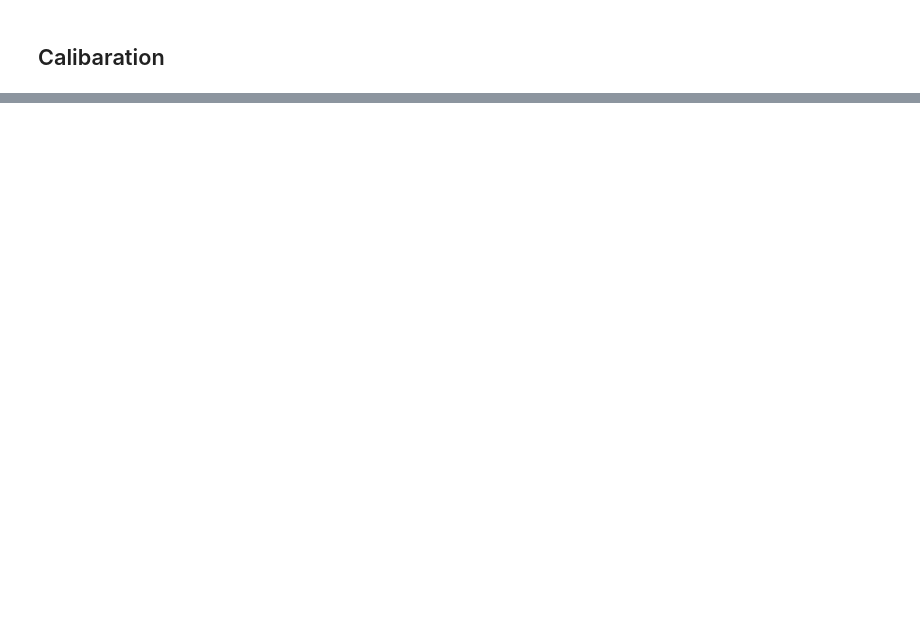
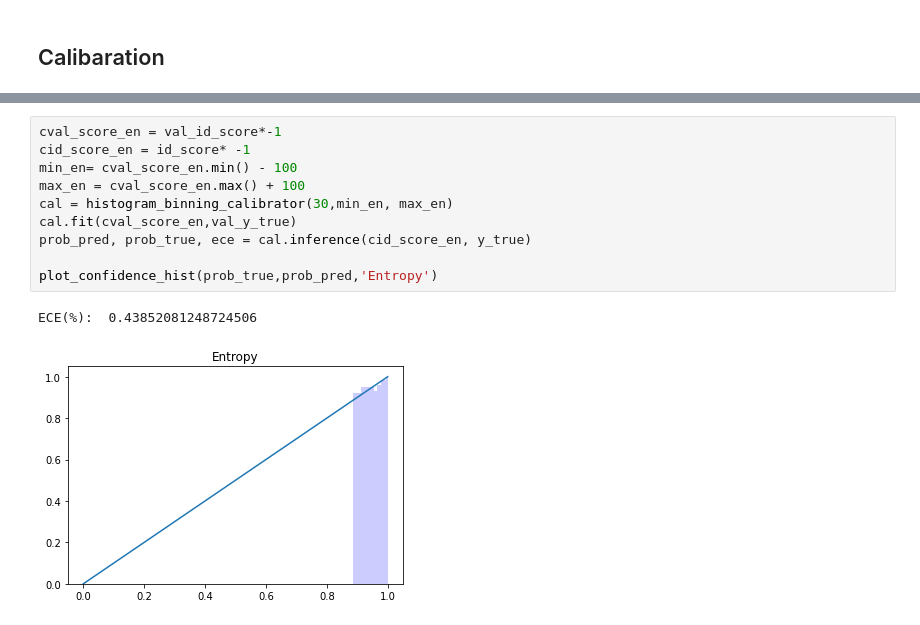
Before and after one commit to jeongeun980906/Uncertainty-Estimation-Baselines, a Jupyter notebook: maha.ipynb, the cells around one changed output, grey strips where cells are left out. Saved outputs shown, nothing was run; the diff lists cells and outputs as text; blank space fills up the shorter version.

```diff
--- a/maha.ipynb
+++ b/maha.ipynb
@@ -123,0 +137,13 @@ from sklearn.calibration import calibration_curve
+# %%
+cval_score_en = val_id_score*-1
+cid_score_en = id_score* -1
+min_en= cval_score_en.min() - 100
+max_en = cval_score_en.max() + 100
+cal = histogram_binning_calibrator(30,min_en, max_en)
+cal.fit(cval_score_en,val_y_true)
+prob_pred, prob_true, ece = cal.inference(cid_score_en, y_true)
+
+plot_confidence_hist(prob_true,prob_pred,'Entropy')
+# %% [output]
+ECE(%):  0.43852081248724506
+[figure, added]
```
Also changed, not shown: parts of 8 cells of this notebook, 7 other files.
